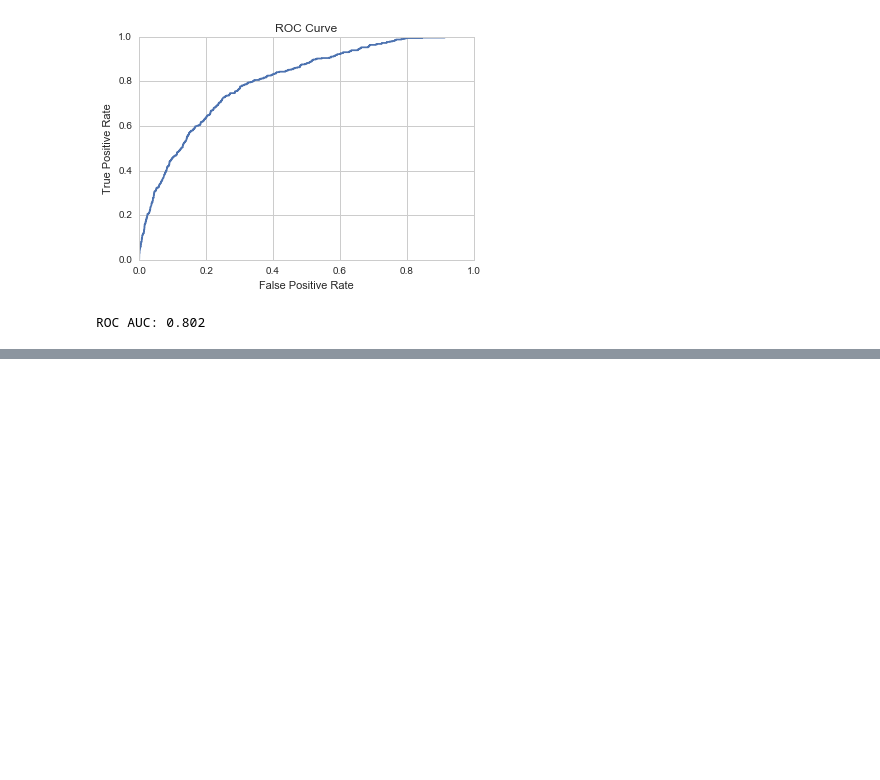
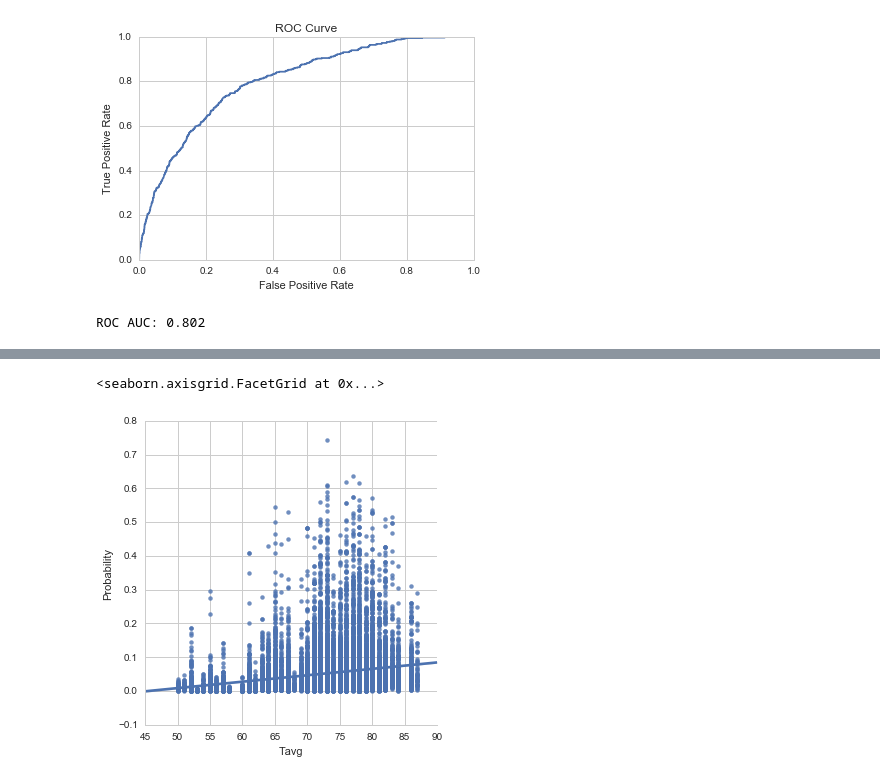
Before and after one commit to rhsu0268/West-Nile-Virus, a Jupyter notebook: Logistic_Regression.ipynb, the cells around one changed output, grey strips where cells are left out. Drawn from its saved outputs; the diff is of its cells as text; code cells hidden in the pictures; blank space fills up the shorter version.

```diff
--- a/Logistic_Regression.ipynb
+++ b/Logistic_Regression.ipynb
@@ -251,0 +349,6 @@ ROC AUC: 0.802
+# %%
+# Plot Probability of virus present based on Pclass and Age
+sns.lmplot(x="Tavg", y="Probability", data=df_train)
+# %% [output]
+<seaborn.axisgrid.FacetGrid at 0x...>
+[figure, added]
```
Also changed, not shown: parts of 14 cells of this notebook, 1 other file.
